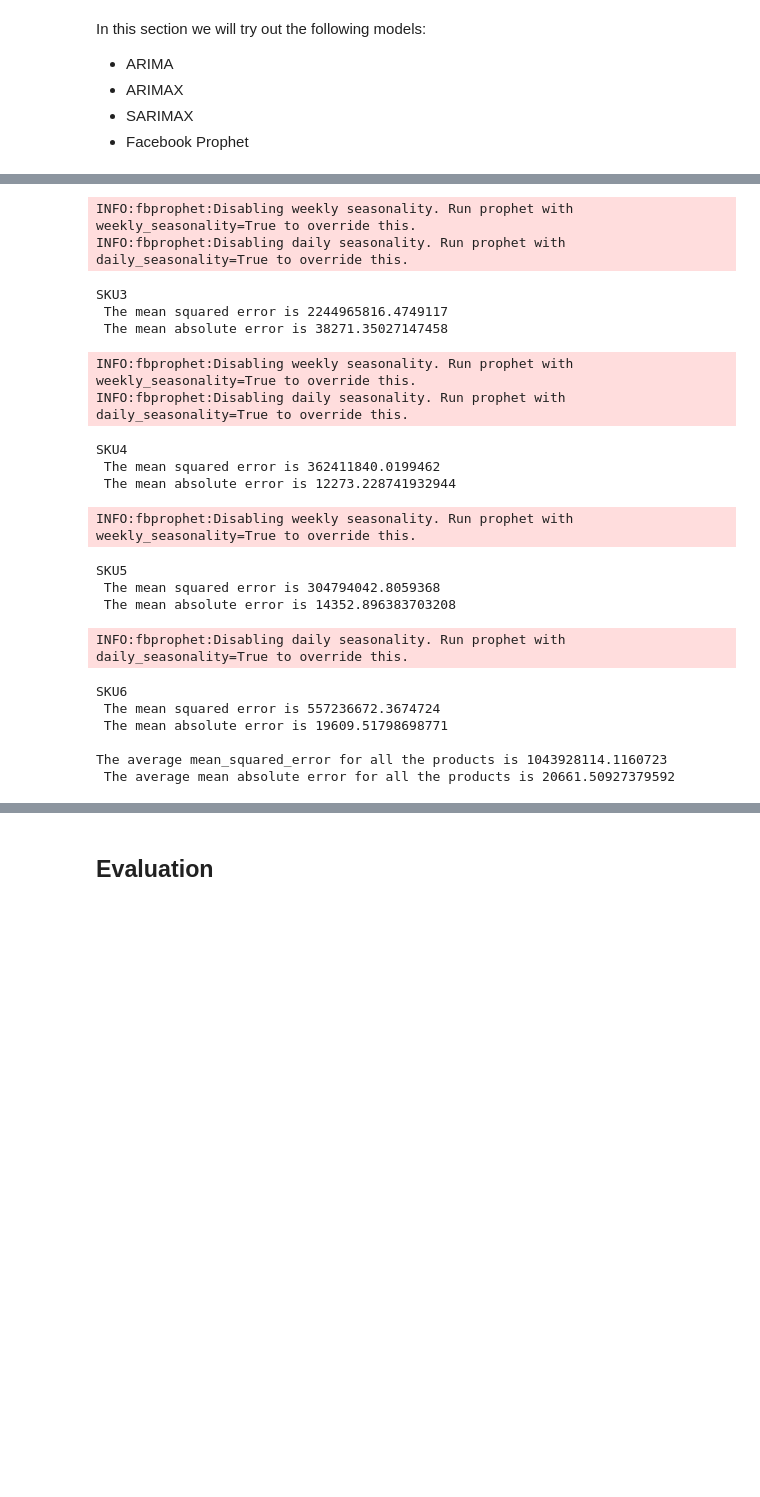
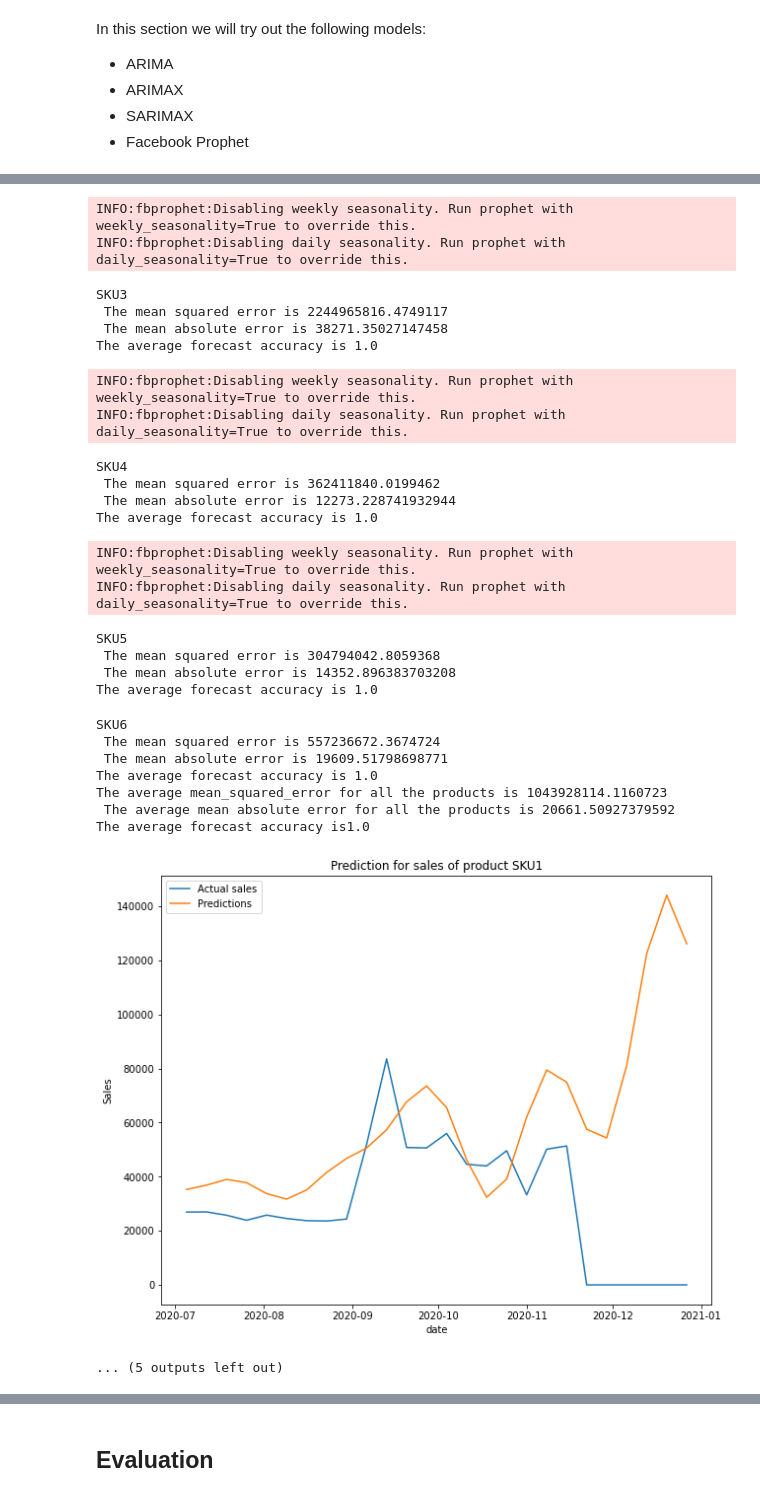
Before and after one commit to felix-n12/Retail-Forecasting, a Jupyter notebook: retail_forecasting.ipynb, the cells around one changed output, grey strips where cells are left out. Cells and saved outputs as stored; diff of their text form; code cells hidden in the pictures; blank space fills up the shorter version.

```diff
--- a/retail_forecasting.ipynb
+++ b/retail_forecasting.ipynb
@@ -1063,6 +1118,8 @@ for product in products:
     sarimax_mae=[]
     sarimax_mse=[]
     sarimax_r2_score=[]
+    sarimax_acc_list=[]
+
     model=sm.tsa.statespace.SARIMAX(pro_train['Sales'],order=(1,0,0),exog=pro_train[['Price Discount (%)','Google_Mobility','Covid_Flag','VALENTINES','EASTER','CHRISTMAS']],trend='t').fit()
     sales_pred_sarimax=model.forecast(steps=len(pro_test),exog=pro_test[['Price Discount (%)','Google_Mobility','Covid_Flag','VALENTINES','EASTER','CHRISTMAS']])
     #create the visualizations for the sarimax model
@@ -1075,5 +1132,14 @@ for product in products:
     sarimax_mae.append(mean_absolute_error(pro_test['Sales'],sales_pred_sarimax))
     sarimax_mse.append(mean_squared_error(pro_test['Sales'],sales_pred_sarimax))
     sarimax_r2_score.append(r2_score(pro_test['Sales'],sales_pred_sarimax))
-print(f"The average mae for all products {np.mean(sarimax_mae)}")
+    #calculating the forecast accuracy
+    sarimax_acc=class_forecast_accuracy(pro_test['Sales'],sales_pred_sarimax)
+    sarimax_acc_list.append(acc)
+    print(f"{product} \n The mean squared error is {mean_squared_error(pro_test['Sales'],sales_pred_sarimax)} \n The mean absolute error is {mean_absolute_error(pro_test['Sales'],sales_pred_sarimax)} \n The class forecast is {sarimax_acc}")
+
+#creating the average for all metrics
+model3_mae = np.mean(sarimax_mae)
+model3_mse = np.mean(sarimax_mse)
+model3_accuracy = np.mean(sarimax_acc_list)
+print(f'The average mean_squared_error for all the products is {np.mean(sarimax_mse)} \n The average mean absolute error for all the products is {np.mean(sarimax_mae)}\n The average forecast accuracy is {np.mean(sarimax_acc_list)}')
 # %% [output]
@@ -1104,7 +1183,7 @@ from fbprophet import Prophet
 fb_mse=[]
 fb_mae=[]
 fb_r2_list=[]
-
+fb_acc_list=[]
 for product in products:
     pro_train=train_set.loc[train_set['Product']==product].set_index('date')
     pro_test=test_set.loc[test_set['Product']==product].set_index('date')
@@ -1120,13 +1199,28 @@ for product in products:
     mean_s_e=mean_squared_error(pro_test['Sales'],sales_pred['yhat'])
     mean_a_e=mean_absolute_error(pro_test['Sales'],sales_pred['yhat'])
     r2=r2_score(pro_test['Sales'],sales_pred['yhat'])
-
+    #plotting the visualization
+    fig,ax=plt.subplots(figsize=(10,8))
+    sns.lineplot(x=pro_test.index,y=pro_test['Sales'],label='Actual sales',ax=ax)
+    sns.lineplot(x=pro_test.index,y=sales_pred['yhat'],label='Predictions')
+    plt.legend()
+    plt.title(f"Prediction for sales of product {product}")
+    #putting the evaluation metric for each product in a list
     fb_mse.append(mean_s_e)
     fb_mae.append(mean_a_e)
     fb_r2_list.append(r2)
 
-    print(f'{product} \n The mean squared error is {mean_s_e} \n The mean absolute error is {mean_a_e} \n')
-print(f'The average mean_squared_error for all the products is {np.mean(fb_mse)} \n The average mean absolute error for all the products is {np.mean(fb_mae)}')
+    #calculating the forecast accuracy
+    acc=class_forecast_accuracy(pro_test['Sales'],sales_pred['yhat'])
+    fb_acc_list.append(acc)
+
+    print(f'{product} \n The mean squared error is {mean_s_e} \n The mean absolute error is {mean_a_e} \nThe average forecast accuracy is {acc}')
+
+#creating the average for all metrics
+model4_mae = np.mean(fb_mae)
+model4_mse = np.mean(fb_mse)
+model4_accuracy = np.mean(fb_acc_list)
+print(f'The average mean_squared_error for all the products is {np.mean(fb_mse)} \n The average mean absolute error for all the products is {np.mean(fb_mae)}\nThe average forecast accuracy is{np.mean(fb_acc_list)}')
 # %% [output]
 INFO:fbprophet:Disabling weekly seasonality. Run prophet with weekly_seasonality=True to override this.
 INFO:fbprophet:Disabling daily seasonality. Run prophet with daily_seasonality=True to override this.
@@ -1143,24 +1239,30 @@ SKU2
 INFO:fbprophet:Disabling weekly seasonality. Run prophet with weekly_seasonality=True to override this.
 INFO:fbprophet:Disabling daily seasonality. Run prophet with daily_seasonality=True to override this.
 SKU3
  The mean squared error is 2244965816.4749117
  The mean absolute error is 38271.35027147458
+The average forecast accuracy is 1.0
 INFO:fbprophet:Disabling weekly seasonality. Run prophet with weekly_seasonality=True to override this.
 INFO:fbprophet:Disabling daily seasonality. Run prophet with daily_seasonality=True to override this.
 SKU4
  The mean squared error is 362411840.0199462
  The mean absolute error is 12273.228741932944
+The average forecast accuracy is 1.0
 INFO:fbprophet:Disabling weekly seasonality. Run prophet with weekly_seasonality=True to override this.
+INFO:fbprophet:Disabling daily seasonality. Run prophet with daily_seasonality=True to override this.
 SKU5
  The mean squared error is 304794042.8059368
  The mean absolute error is 14352.896383703208
+The average forecast accuracy is 1.0
-INFO:fbprophet:Disabling daily seasonality. Run prophet with daily_seasonality=True to override this.
+SKU6
+ The mean squared error is 557236672.3674724
+ The mean absolute error is 19609.51798698771
+The average forecast accuracy is 1.0
+The average mean_squared_error for all the products is 1043928114.1160723
+ The average mean absolute error for all the products is 20661.50927379592
+The average forecast accuracy is1.0
+[figure, added]
-SKU6
- The mean squared error is 557236672.3674724
- The mean absolute error is 19609.51798698771
-
-The average mean_squared_error for all the products is 1043928114.1160723
- The average mean absolute error for all the products is 20661.50927379592
+... (5 outputs left out)
 # %%
 exog=scaled_train_set[['Price Discount (%)','Google_Mobility',
                                                                'Covid_Flag','VALENTINES','EASTER',
```
Also changed, not shown: parts of 12 cells of this notebook, 1 other file.
